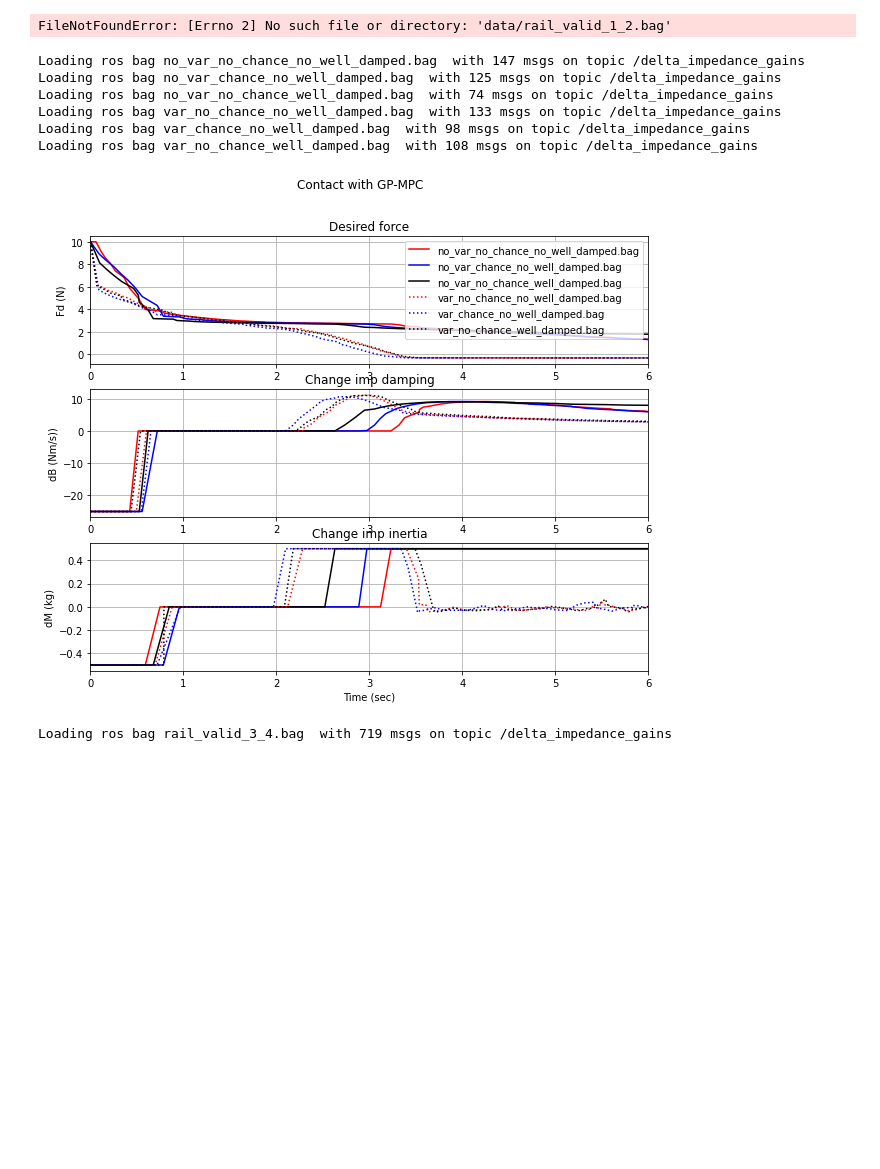
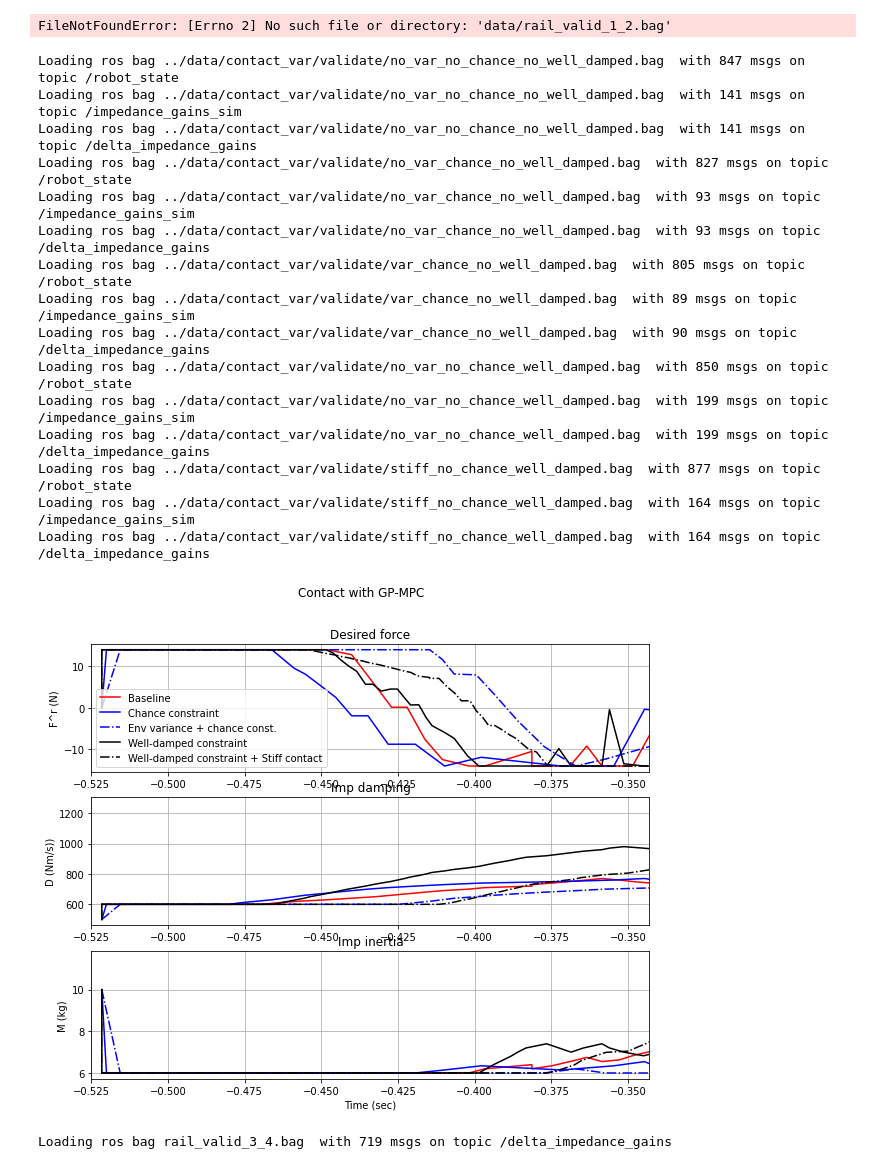
Before and after one commit to Jackyyaojk/gp_mpc, a Jupyter notebook: analysis/rosbag_plot.ipynb, the cells around one changed output. Drawn from its saved outputs; the diff is of its cells as text; code cells hidden in the pictures; blank space fills up the shorter version.

```diff
--- a/analysis/rosbag_plot.ipynb
+++ b/analysis/rosbag_plot.ipynb
@@ -192,45 +192,63 @@ FileNotFoundError: [Errno 2] No such file or directory: 'data/rail_valid_1_2.bag
 # %%
 ### Comparing with and without variance in contact
 # %matplotlib
+path = '../data/contact_var/validate/'
 baggies = [ 'no_var_no_chance_no_well_damped.bag',
             'no_var_chance_no_well_damped.bag',
+            'var_chance_no_well_damped.bag',
             'no_var_no_chance_well_damped.bag',
-            'var_no_chance_no_well_damped.bag',
-            'var_chance_no_well_damped.bag',
-            'var_no_chance_well_damped.bag',
-            ]
-
+            'stiff_no_chance_well_damped.bag',
+          ]
+namies = [ 'Baseline',
+           'Chance constraint',
+           'Env variance + chance const.',
+           'Well-damped constraint',
+           'Well-damped constraint + Stiff contact'
+         ]
 fig, axs = plt.subplots(3, figsize=(10,8))
 fig.suptitle("Contact with GP-MPC")
-cols = ['r', 'b', 'k', 'r:', 'b:', 'k:']
-for bag in baggies:
+cols = ['r', 'b', 'b-.', 'k', 'k-.']
+for bag, name in zip(baggies, namies):
     col = cols.pop(0)
-    msgs = bag_loader(bag, map_delta_impedance_gains, topic_name = 'delta_impedance_gains')
+    state_msgs = bag_loader(path+bag, map_robot_state, topic_name = 'robot_state')
+    imp_msgs = bag_loader(path+bag, map_impedance_gains, topic_name = 'impedance_gains_sim')
+    delta_imp_msgs = bag_loader(path+bag, map_delta_impedance_gains, topic_name = 'delta_impedance_gains')
+    state_msgs = get_aligned_msgs(imp_msgs, state_msgs)
+    delta_imp_msgs = get_aligned_msgs(imp_msgs, delta_imp_msgs)
 
     ind = 2
     #plt.figure(figsize=(6,3), dpi= 100)
 
-    axs[0].plot(msgs['t'], msgs['Fd'][ind], col, label = bag)
-    axs[1].plot(msgs['t'], msgs['dB'][ind], col)
-    axs[2].plot(msgs['t'], msgs['dM'][ind], col)
+    axs[0].plot(-state_msgs['pos'][2,:], delta_imp_msgs['Fd'][ind], col, label = name)
+    axs[1].plot(-state_msgs['pos'][2,:], imp_msgs['B'][ind], col)
+    axs[2].plot(-state_msgs['pos'][2,:], imp_msgs['M'][ind], col)
 
 axs[0].legend()
 for i in range(3): axs[i].grid(True)
-for i in range(3): axs[i].set_xlim([0,6])
+#for i in range(3): axs[i].set_xlim([-0.525,-0.343])
 plt.xlabel('Time (sec)')
-axs[0].set(ylabel='Fd (N)', title = 'Desired force')
-axs[1].set(ylabel='dB (Nm/s))', title = 'Change imp damping')
-axs[2].set(ylabel='dM (kg)', title = 'Change imp inertia')
+axs[0].set(ylabel='F^r (N)', title = 'Desired force')
+axs[1].set(ylabel='D (Nm/s))', title = 'Imp damping')
+axs[2].set(ylabel='M (kg)', title = 'Imp inertia')
 
 plt.show()
 # %% [output]
-Loading ros bag no_var_no_chance_no_well_damped.bag  with 147 msgs on topic /delta_impedance_gains
-Loading ros bag no_var_chance_no_well_damped.bag  with 125 msgs on topic /delta_impedance_gains
-Loading ros bag no_var_no_chance_well_damped.bag  with 74 msgs on topic /delta_impedance_gains
-Loading ros bag var_no_chance_no_well_damped.bag  with 133 msgs on topic /delta_impedance_gains
-Loading ros bag var_chance_no_well_damped.bag  with 98 msgs on topic /delta_impedance_gains
-Loading ros bag var_no_chance_well_damped.bag  with 108 msgs on topic /delta_impedance_gains
+Loading ros bag ../data/contact_var/validate/no_var_no_chance_no_well_damped.bag  with 847 msgs on topic /robot_state
+Loading ros bag ../data/contact_var/validate/no_var_no_chance_no_well_damped.bag  with 141 msgs on topic /impedance_gains_sim
+Loading ros bag ../data/contact_var/validate/no_var_no_chance_no_well_damped.bag  with 141 msgs on topic /delta_impedance_gains
+Loading ros bag ../data/contact_var/validate/no_var_chance_no_well_damped.bag  with 827 msgs on topic /robot_state
+Loading ros bag ../data/contact_var/validate/no_var_chance_no_well_damped.bag  with 93 msgs on topic /impedance_gains_sim
+Loading ros bag ../data/contact_var/validate/no_var_chance_no_well_damped.bag  with 93 msgs on topic /delta_impedance_gains
+Loading ros bag ../data/contact_var/validate/var_chance_no_well_damped.bag  with 805 msgs on topic /robot_state
+Loading ros bag ../data/contact_var/validate/var_chance_no_well_damped.bag  with 89 msgs on topic /impedance_gains_sim
+Loading ros bag ../data/contact_var/validate/var_chance_no_well_damped.bag  with 90 msgs on topic /delta_impedance_gains
+Loading ros bag ../data/contact_var/validate/no_var_no_chance_well_damped.bag  with 850 msgs on topic /robot_state
+Loading ros bag ../data/contact_var/validate/no_var_no_chance_well_damped.bag  with 199 msgs on topic /impedance_gains_sim
+Loading ros bag ../data/contact_var/validate/no_var_no_chance_well_damped.bag  with 199 msgs on topic /delta_impedance_gains
+Loading ros bag ../data/contact_var/validate/stiff_no_chance_well_damped.bag  with 877 msgs on topic /robot_state
+Loading ros bag ../data/contact_var/validate/stiff_no_chance_well_damped.bag  with 164 msgs on topic /impedance_gains_sim
+Loading ros bag ../data/contact_var/validate/stiff_no_chance_well_damped.bag  with 164 msgs on topic /delta_impedance_gains
-[figure, old version]
+[figure, new version]
 # %%
 # Plotting rail assembly over time
 # %matplotlib
```
Also changed, not shown: 22 other files.
